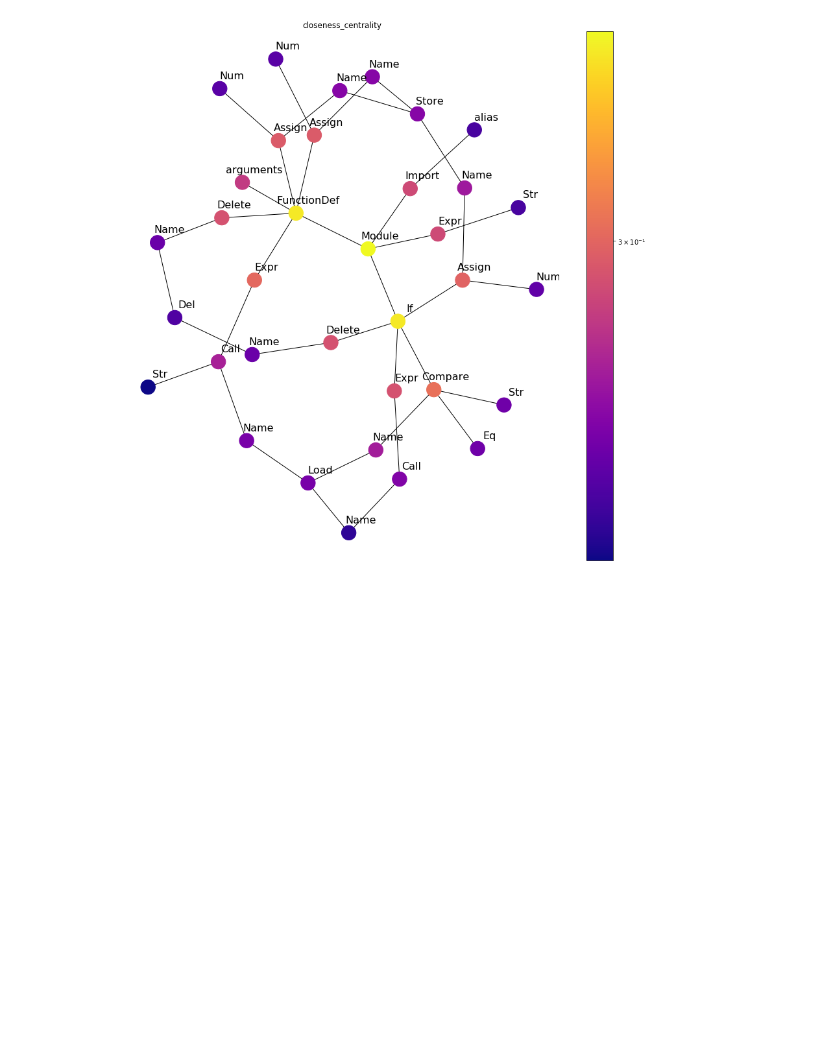
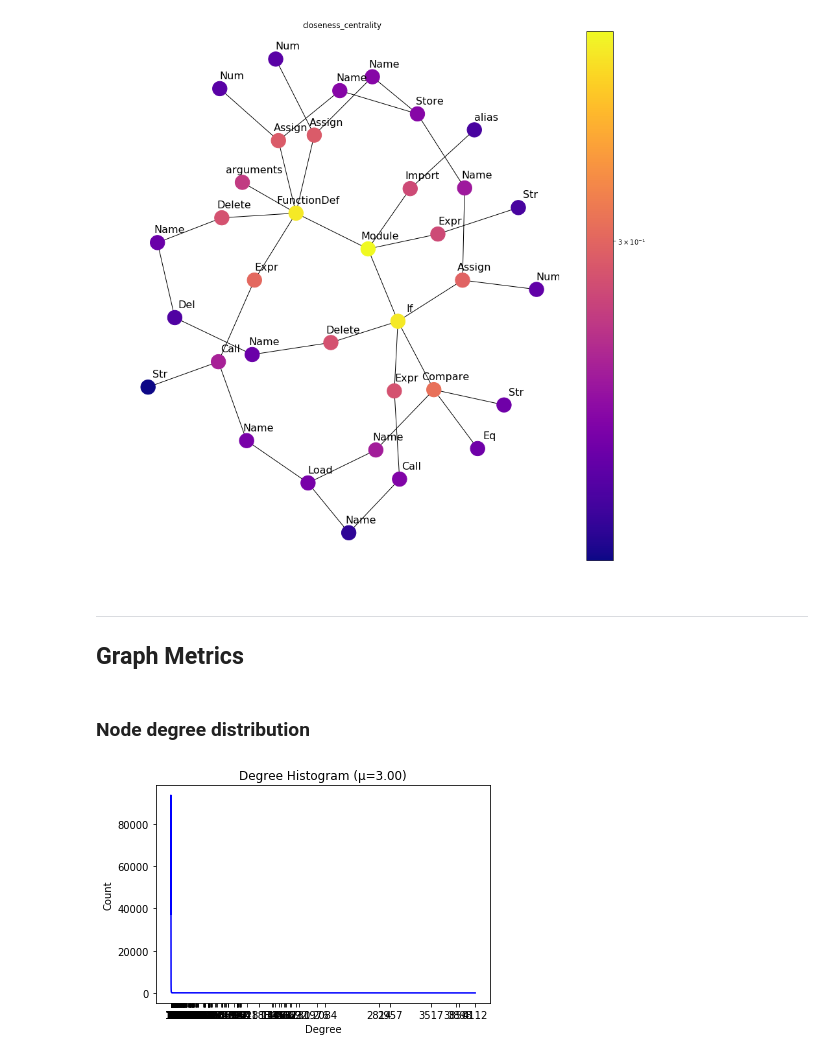
Before and after one commit to dtsbourg/codegraph-fmt, a Jupyter notebook: Inspector.ipynb, the cells around one changed output. Saved outputs shown, nothing was run; the diff lists cells and outputs as text; code cells hidden in the pictures; blank space fills up the shorter version.

```diff
--- a/Inspector.ipynb
+++ b/Inspector.ipynb
@@ -145,9 +209,10 @@ for i in range(20):
 # %%
-labels = {}
-for n in G.nodes():
-    labels[n] = get_name_from_token(feats[n], show_id=False)
-pos = nx.layout.kamada_kawai_layout(G)
-nx.draw(G, pos, node_color='g', node_size=250, with_labels=True, labels=labels)
+if G.number_of_nodes() < 100:
+    labels = {}
+    for n in G.nodes():
+        labels[n] = get_name_from_token(feats[n], show_id=False)
+    pos = nx.layout.kamada_kawai_layout(G)
+    nx.draw(G, pos, node_color='g', node_size=250, with_labels=True, labels=labels)
 # %% [output]
 [figure]
 # %%
@@ -237,2 +304,29 @@ draw_color_graph(G, nx.closeness_centrality)
 # %% [output]
 [figure]
+# %% [markdown]
+---
+
+## Graph Metrics
+# %% [markdown]
+### Node degree distribution
+# %%
+degree_sequence = sorted([d for n, d in G.degree()], reverse=True)  # degree sequence
+# print "Degree sequence", degree_sequence
+degreeCount = collections.Counter(degree_sequence)
+deg, cnt = zip(*degreeCount.items())
+
+mean_degree = sum(degree_sequence)/G.number_of_nodes()
+
+
+fig, ax = plt.subplots()
+plt.plot(deg, cnt, color='b')
+
+plt.title("Degree Histogram (µ="+"{:.2f}".format(mean_degree)+")")
+plt.ylabel("Count")
+plt.xlabel("Degree")
+ax.set_xticks([d + 0.4 for d in deg])
+ax.set_xticklabels(deg)
+
+plt.show()
+# %% [output]
+[figure, added]
```
Also changed, not shown: parts of 18 cells of this notebook.
